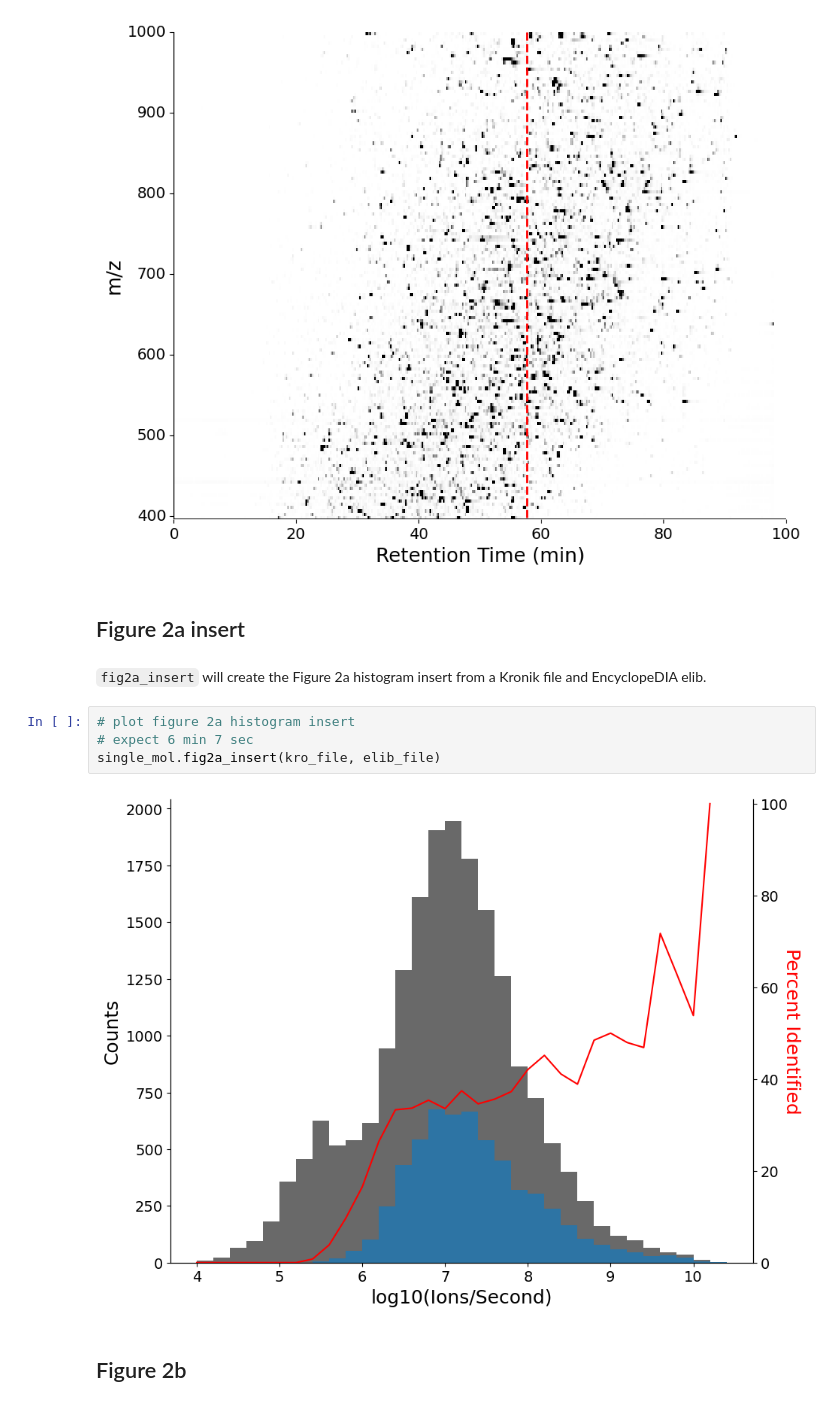
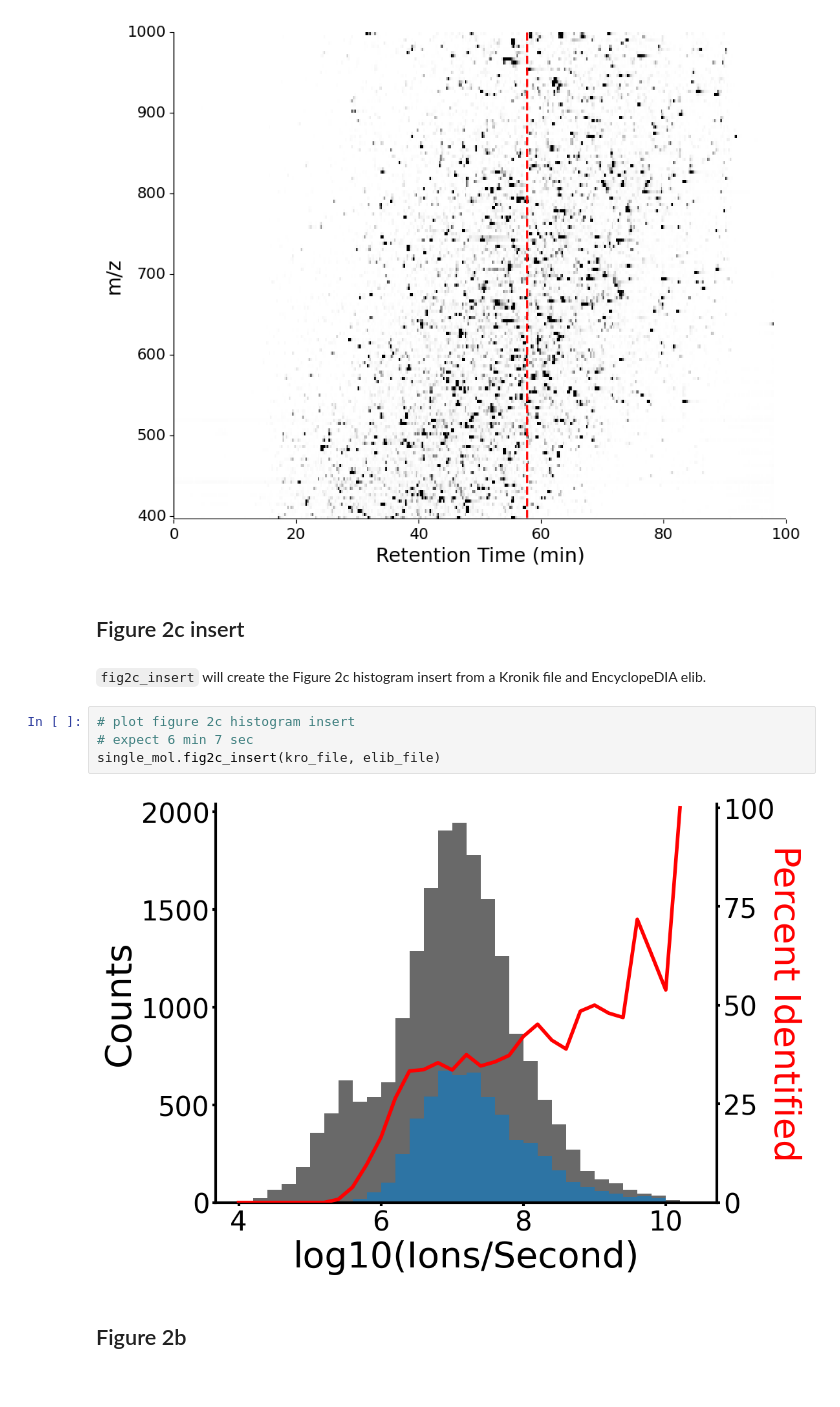
Before and after one commit to uw-maccosslab/single_molecule_counting, a Jupyter notebook: docs/example.ipynb, the cells around one changed output. Saved outputs shown, nothing was run; the diff lists cells and outputs as text.

```diff
--- a/docs/example.ipynb
+++ b/docs/example.ipynb
@@ -42,15 +42,15 @@ single_mol.fig2a(mzml_file, bin_rt_list, bin_mz_list, manu_mzml=True)
 # %% [output]
 [figure]
 # %% [markdown]
-## Figure 2a insert
+## Figure 2c insert
 # %% [markdown]
-`fig2a_insert` will create the Figure 2a histogram insert from a Kronik file and EncyclopeDIA elib.
+`fig2c_insert` will create the Figure 2c histogram insert from a Kronik file and EncyclopeDIA elib.
 # %%
-# plot figure 2a histogram insert
+# plot figure 2c histogram insert
 # expect 6 min 7 sec
-single_mol.fig2a_insert(kro_file, elib_file)
+single_mol.fig2c_insert(kro_file, elib_file)
 # %% [output]
-[figure, old version]
+[figure, new version]
 # %% [markdown]
 ## Figure 2b
 # %% [markdown]
```
Also changed, not shown: parts of 3 cells of this notebook, 5 other files.
